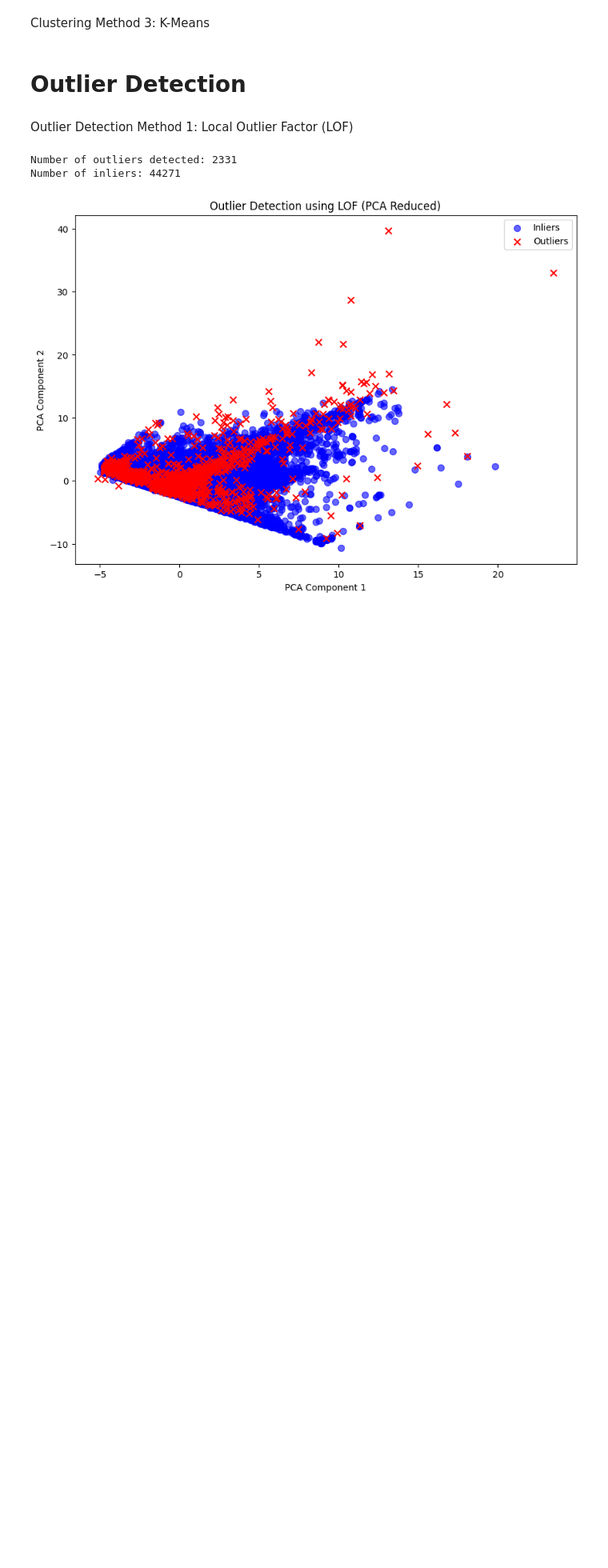
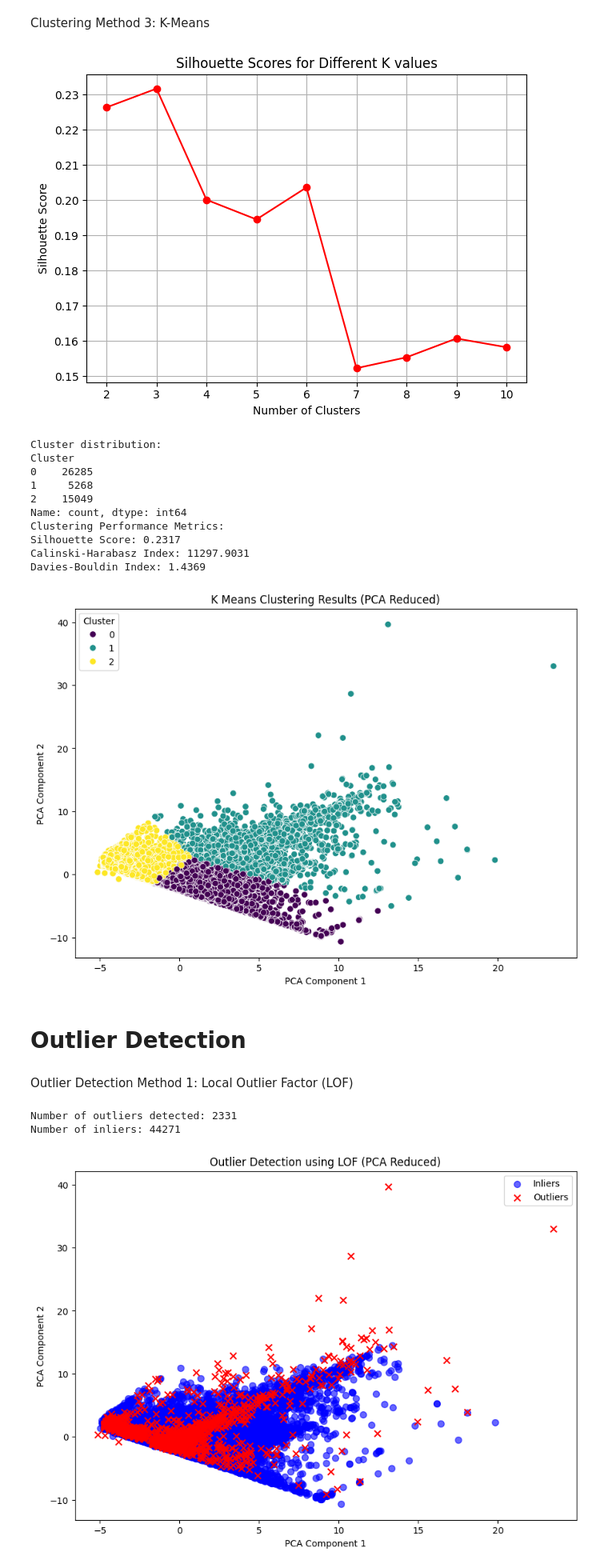
Before and after one commit to Preacho/Credit-Card-Default-Predicition, a Jupyter notebook: Final_Project_Delivery.ipynb, the cells around one changed output. Shown at 80% size. Drawn from its saved outputs; the diff is of its cells as text; code cells hidden in the pictures; blank space fills up the shorter version.

```diff
--- a/Final_Project_Delivery.ipynb
+++ b/Final_Project_Delivery.ipynb
@@ -346,5 +364,73 @@ silhouette score:  0.5252145344268938
 # %% [markdown]
 Clustering Method 3: K-Means
+# %%
+wcss = []
+silhouette_scores = []
+k_range = range(2, 11)
+X_scaled = data.drop(['ID','default.payment.next.month'], axis=1)
+
+for k in k_range:
+    kmeans = KMeans(n_clusters=k, random_state=42, n_init=10)
+    kmeans.fit(X_scaled)
+    wcss.append(kmeans.inertia_)
+
+    # Calculate silhouette score
+    # Silhouette score requires at least 2 clusters
+    if k > 1:
+        score = silhouette_score(X_scaled, kmeans.labels_)
+        silhouette_scores.append(score)
+
+# Plot Silhouette Scores Method
+
+plt.plot(range(2, 11), silhouette_scores, 'ro-')
+plt.xlabel('Number of Clusters')
+plt.ylabel('Silhouette Score')
+plt.title('Silhouette Scores for Different K values')
+plt.grid(True)
+
+plt.tight_layout()
+plt.show()
+
+#Use Optimal k based on the results from the earlier k findings
+optimal_k = 3
+
+kmeans = KMeans(n_clusters=optimal_k, random_state=42)
+kmeans_clusters = kmeans.fit_predict(X_scaled)
+# Add cluster labels to original dataframe
+df_with_clusters = data.copy()
+df_with_clusters['Cluster'] = kmeans_clusters
+
+print("Cluster distribution:")
+print(df_with_clusters['Cluster'].value_counts().sort_index())
+
+print("Clustering Performance Metrics:")
+print(f"Silhouette Score: {silhouette_score(X_scaled, kmeans_clusters):.4f}")
+print(f"Calinski-Harabasz Index: {calinski_harabasz_score(X_scaled, kmeans_clusters):.4f}")
+print(f"Davies-Bouldin Index: {davies_bouldin_score(X_scaled, kmeans_clusters):.4f}")
+
+pca = PCA(n_components=2)
+pca_components = pca.fit_transform(X_scaled)
+
+plt.figure(figsize=(10, 7))
+sns.scatterplot(x=pca_components[:, 0], y=pca_components[:, 1], hue=kmeans_clusters, palette='viridis', s=50)
+plt.title('K Means Clustering Results (PCA Reduced)')
+plt.xlabel('PCA Component 1')
+plt.ylabel('PCA Component 2')
+plt.legend(title='Cluster')
+plt.show()
+# %% [output]
+[figure, added]
+Cluster distribution:
+Cluster
+0    26285
+1     5268
+2    15049
+Name: count, dtype: int64
+Clustering Performance Metrics:
+Silhouette Score: 0.2317
+Calinski-Harabasz Index: 11297.9031
+Davies-Bouldin Index: 1.4369
+[figure, added]
 # %% [markdown]
 # Outlier Detection
 # %% [markdown]
```
Also changed, not shown: parts of 12 cells of this notebook, 1 other file.
